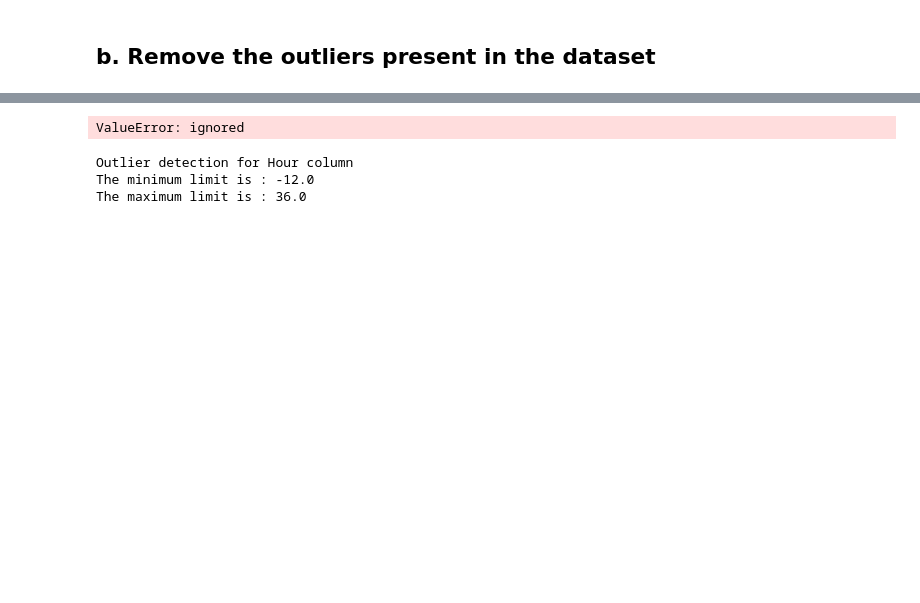
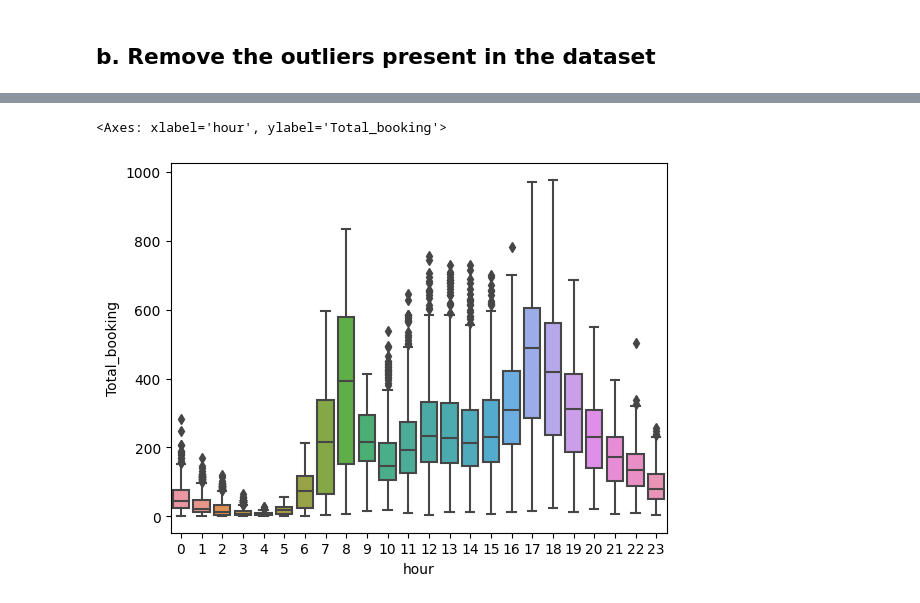
Before and after one commit to ypslearnings/CabBookingSystem, a Jupyter notebook: CabBookingSystem.ipynb, the cells around one changed output, grey strips where cells are left out. Cells and saved outputs as stored; diff of their text form; code cells hidden in the pictures; blank space fills up the shorter version.

```diff
--- a/CabBookingSystem.ipynb
+++ b/CabBookingSystem.ipynb
@@ -399,26 +315,19 @@ Winter    664.500
 Name: Total_booking, dtype: float64
 [interactive output not drawn]
 # %%
-# identify the outliers using the IQR method for each feature
-# for feature in ['season', 'hour', 'workingday']:
-#     q1 = train_df.groupby(feature)['Total_booking'].quantile(0.25)
-#     q3 = train_df.groupby(feature)['Total_booking'].quantile(0.75)
-#     iqr = q3 - q1
-#     upper = q3 + 1.5 * iqr
-#     lower = q1 - 1.5 * iqr
-#     outliers = train_df[((train_df['Total_booking'] < lower) | (train_df['Total_booking'] > upper)) & (train_df[feature] == feature)].index
-#     train_feature_without_outlier = train_df.drop(outliers, inplace=True)
-#     fig = px.box(x=feature, y="Total_booking", data_frame=train_feature_without_outlier, color="season", notched=True)
-# fig.show()
+# Removal of Outliers for Hour feature
+# identify the outliers for Hour_of_day using the IQR method
+train_feature_without_outlier = pd.DataFrame()
+for hour in train_df['hour'].unique():
+    q1 = train_df.loc[train_df['hour'] == hour]['Total_booking'].quantile(0.25)
+    q3 = train_df.loc[train_df['hour'] == hour]['Total_booking'].quantile(0.75)
+    iqr = q3 - q1
+    upper = q3 + 1.5 * iqr
+    lower = q1 - 1.5 * iqr
+    outliers = train_df.loc[(train_df['hour'] == hour) & ((train_df['Total_booking'] < lower) | (train_df['Total_booking'] > upper))].index
+    train_feature_without_outlier = train_df.drop(outliers)
+# re-plot box plot for Hour_of_day to identify outliers
+sns.boxplot(x='hour', y='Total_booking', data=train_feature_without_outlier)
 # %% [output]
-ValueError: ignored
+<Axes: xlabel='hour', ylabel='Total_booking'>
+[figure, added]
-# %%
-# Outlier detection for Hour column
-print('Outlier detection for Hour column')
-min_val, max_val = outlier_value_range_detection(train_df["hour"])
-print("The minimum limit is :", min_val)
-print("The maximum limit is :", max_val)
-# %% [output]
-Outlier detection for Hour column
-The minimum limit is : -12.0
-The maximum limit is : 36.0
```
Also changed, not shown: parts of 49 cells of this notebook.
